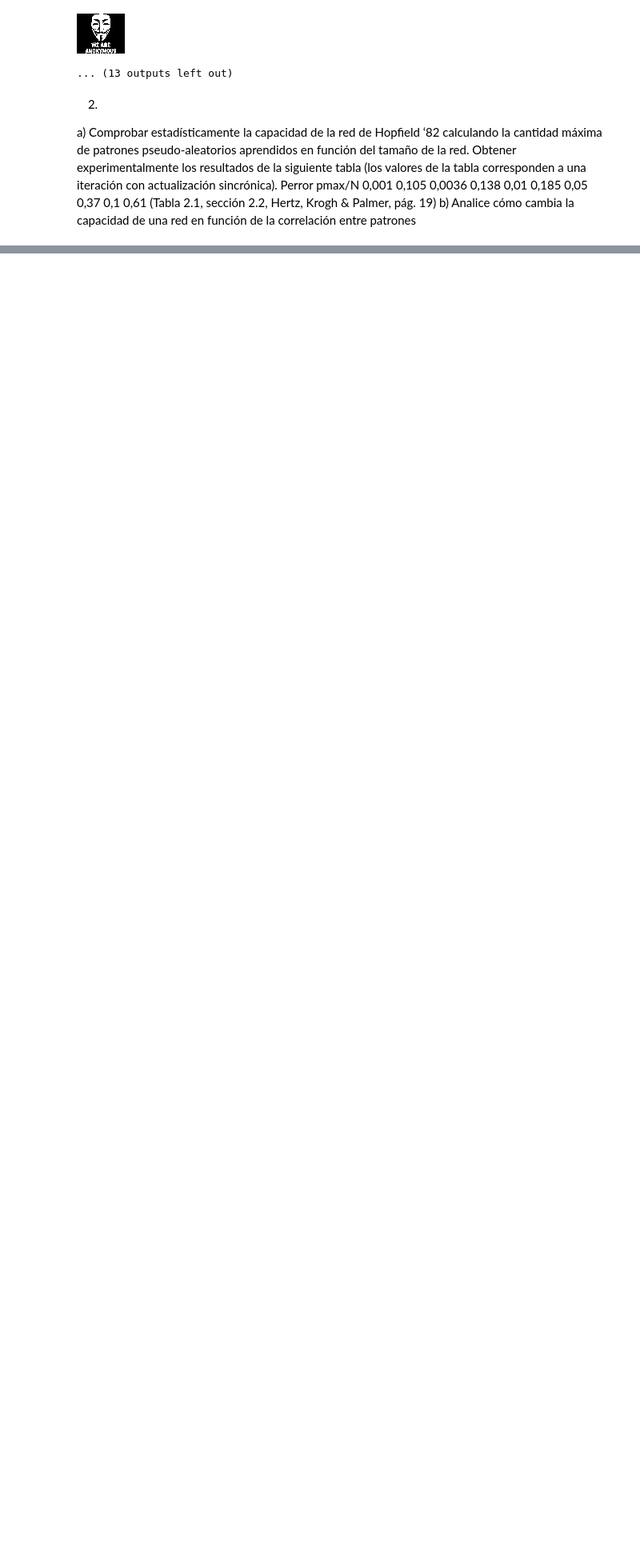
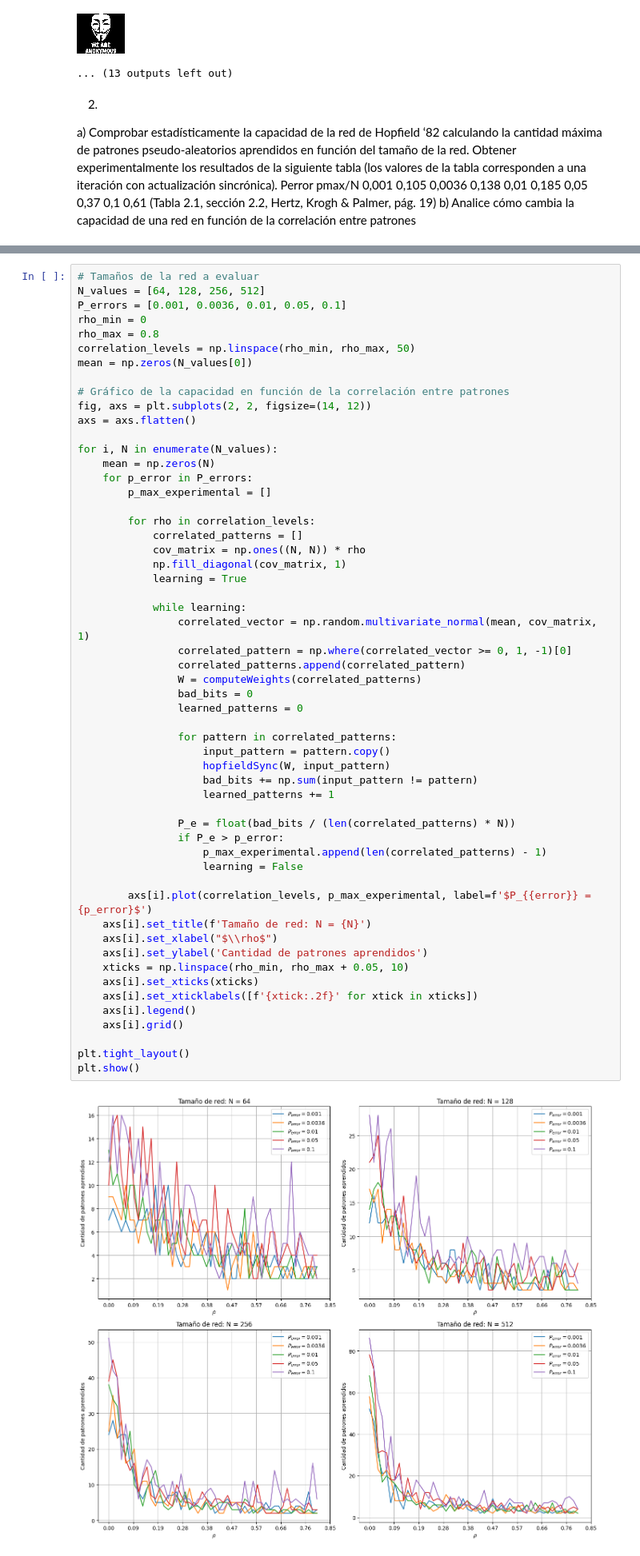
Before and after one commit to lburdman/RedesNeuronales, a Jupyter notebook: TP2/TP2.ipynb, the cells around one changed output, grey strips where cells are left out. Shown at 80% size. Drawn from its saved outputs; the diff is of its cells as text; blank space fills up the shorter version.

```diff
--- a/TP2/TP2.ipynb
+++ b/TP2/TP2.ipynb
@@ -514,0 +572,57 @@ patrones
+# %%
+# Tamaños de la red a evaluar
+N_values = [64, 128, 256, 512]
+P_errors = [0.001, 0.0036, 0.01, 0.05, 0.1]
+rho_min = 0
+rho_max = 0.8
+correlation_levels = np.linspace(rho_min, rho_max, 50)
+mean = np.zeros(N_values[0])
+
+# Gráfico de la capacidad en función de la correlación entre patrones
+fig, axs = plt.subplots(2, 2, figsize=(14, 12))
+axs = axs.flatten()
+
+for i, N in enumerate(N_values):
+    mean = np.zeros(N)
+    for p_error in P_errors:
+        p_max_experimental = []
+
+        for rho in correlation_levels:
+            correlated_patterns = []
+            cov_matrix = np.ones((N, N)) * rho
+            np.fill_diagonal(cov_matrix, 1)
+            learning = True
+
+            while learning:
+                correlated_vector = np.random.multivariate_normal(mean, cov_matrix, 1)
+                correlated_pattern = np.where(correlated_vector >= 0, 1, -1)[0]
+                correlated_patterns.append(correlated_pattern)
+                W = computeWeights(correlated_patterns)
+                bad_bits = 0
+                learned_patterns = 0
+
+                for pattern in correlated_patterns:
+                    input_pattern = pattern.copy()
+                    hopfieldSync(W, input_pattern)
+                    bad_bits += np.sum(input_pattern != pattern)
+                    learned_patterns += 1
+
+                P_e = float(bad_bits / (len(correlated_patterns) * N))
+                if P_e > p_error:
+                    p_max_experimental.append(len(correlated_patterns) - 1)
+                    learning = False
+
+        axs[i].plot(correlation_levels, p_max_experimental, label=f'$P_{{error}} = {p_error}$')
+    axs[i].set_title(f'Tamaño de red: N = {N}')
+    axs[i].set_xlabel("$\\rho$")
+    axs[i].set_ylabel('Cantidad de patrones aprendidos')
+    xticks = np.linspace(rho_min, rho_max + 0.05, 10)
+    axs[i].set_xticks(xticks)
+    axs[i].set_xticklabels([f'{xtick:.2f}' for xtick in xticks])
+    axs[i].legend()
+    axs[i].grid()
+
+plt.tight_layout()
+plt.show()
+# %% [output]
+[figure, added]
```
Also changed, not shown: parts of 8 cells of this notebook, 1 other file.
